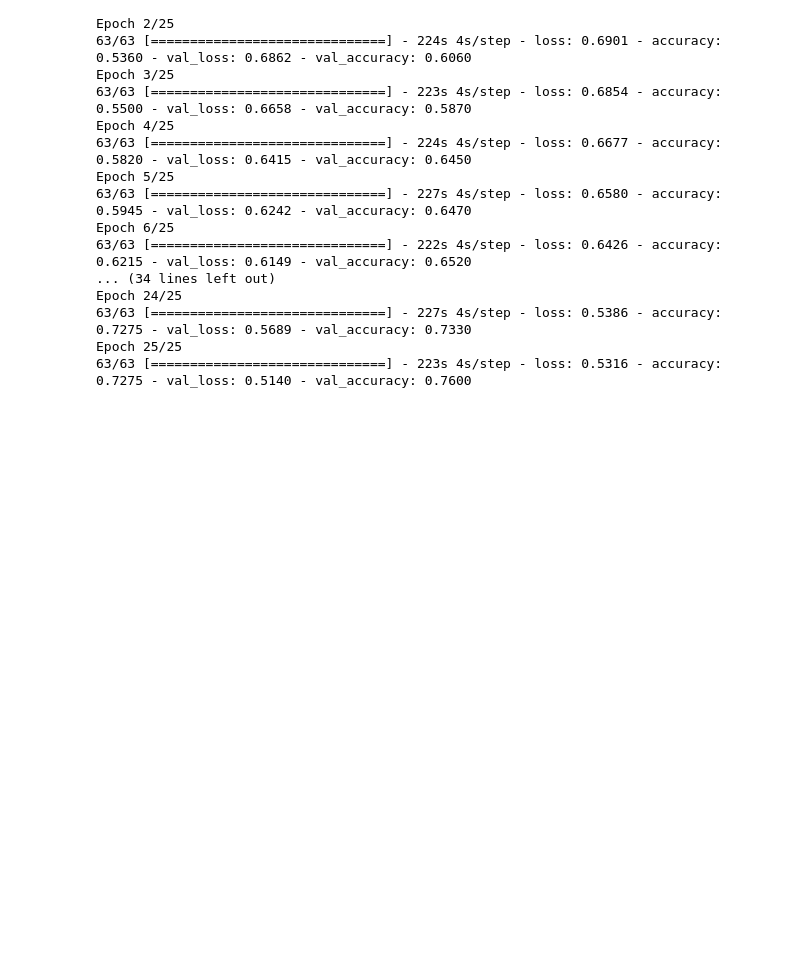
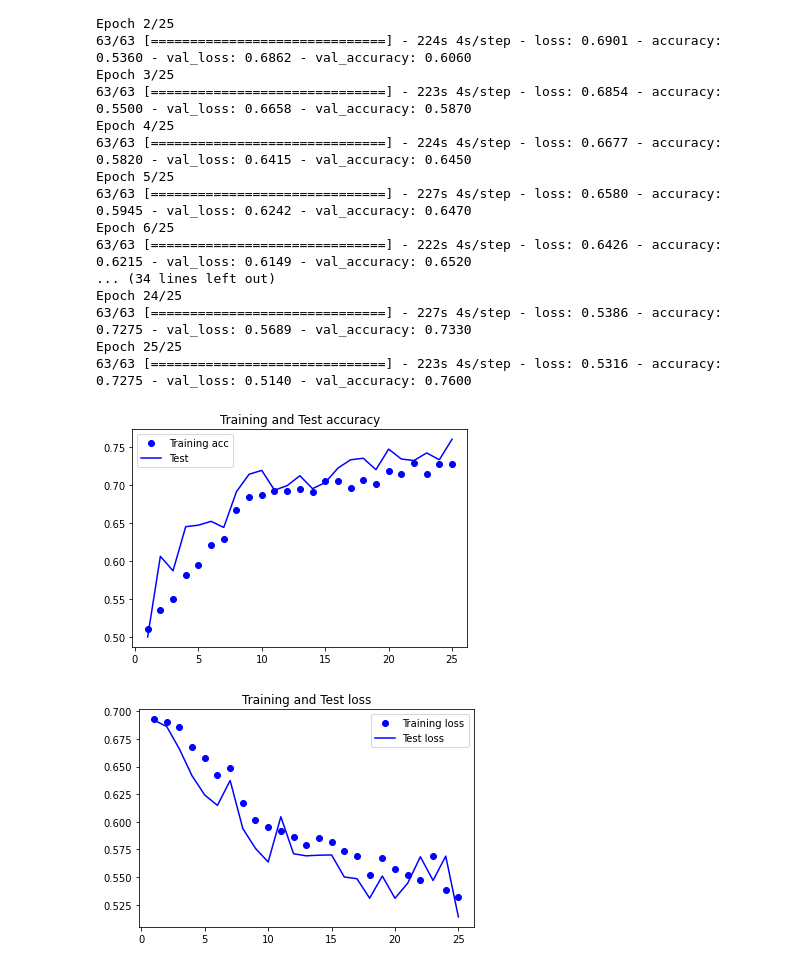
Before and after one commit to luochuangrui/CatAndDog, a Jupyter notebook: cnn_cat&dog.ipynb, the cells around one changed output. Saved outputs shown, nothing was run; the diff lists cells and outputs as text; code cells hidden in the pictures; blank space fills up the shorter version.

```diff
--- a/cnn_cat&dog.ipynb
+++ b/cnn_cat&dog.ipynb
@@ -91,3 +91,34 @@ Epoch 24/25
 63/63 [==============================] - 227s 4s/step - loss: 0.5386 - accuracy: 0.7275 - val_loss: 0.5689 - val_accuracy: 0.7330
 Epoch 25/25
 63/63 [==============================] - 223s 4s/step - loss: 0.5316 - accuracy: 0.7275 - val_loss: 0.5140 - val_accuracy: 0.7600
+# %%
+# #保存模型
+# model.save('model_cnn.h5')
+import matplotlib.pyplot as plt
+#绘制损失函数和模型准确度
+#分别返回测试精度，验证精度，训练损失，验证损失
+acc = history.history['accuracy']
+val_acc = history.history['val_accuracy']
+loss = history.history['loss']
+val_loss = history.history['val_loss']
+
+
+epochs = range(1, len(acc) + 1)#迭代次数
+
+#绘制训练精度和验证精度的图,bo表示蓝色圆点表示，b为蓝色曲线
+plt.plot(epochs, acc, 'bo', label = 'Training acc')
+plt.plot(epochs, val_acc, 'b', label = 'Test')
+plt.title('Training and Test accuracy')
+plt.legend()
+
+plt.figure()
+
+#绘制训练损失和验证损失
+plt.plot(epochs, loss, 'bo', label = 'Training loss')
+plt.plot(epochs, val_loss, 'b', label = 'Test loss')
+plt.title('Training and Test loss')
+plt.legend()
+plt.show()
+# %% [output]
+[figure, added]
+[figure, added]
```
